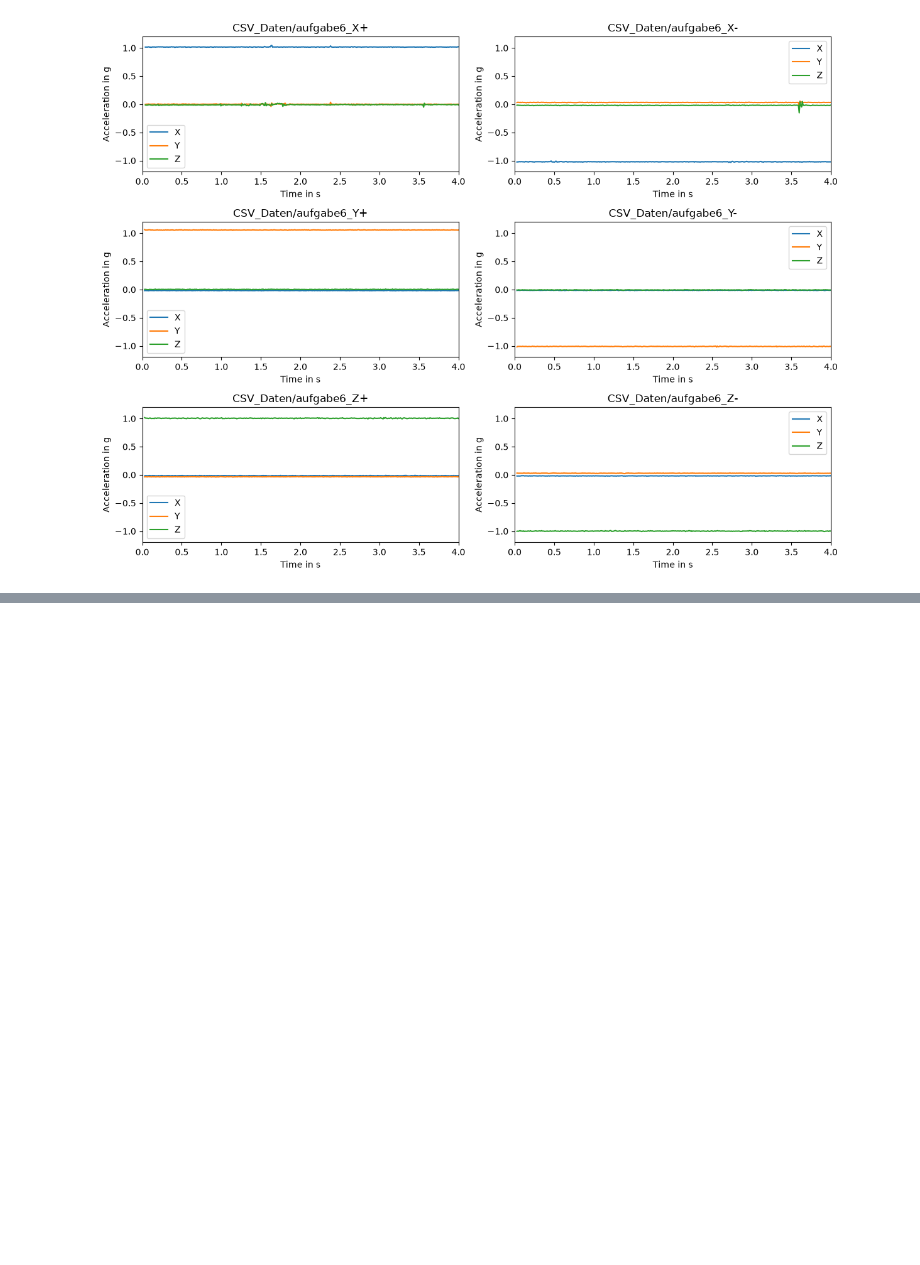
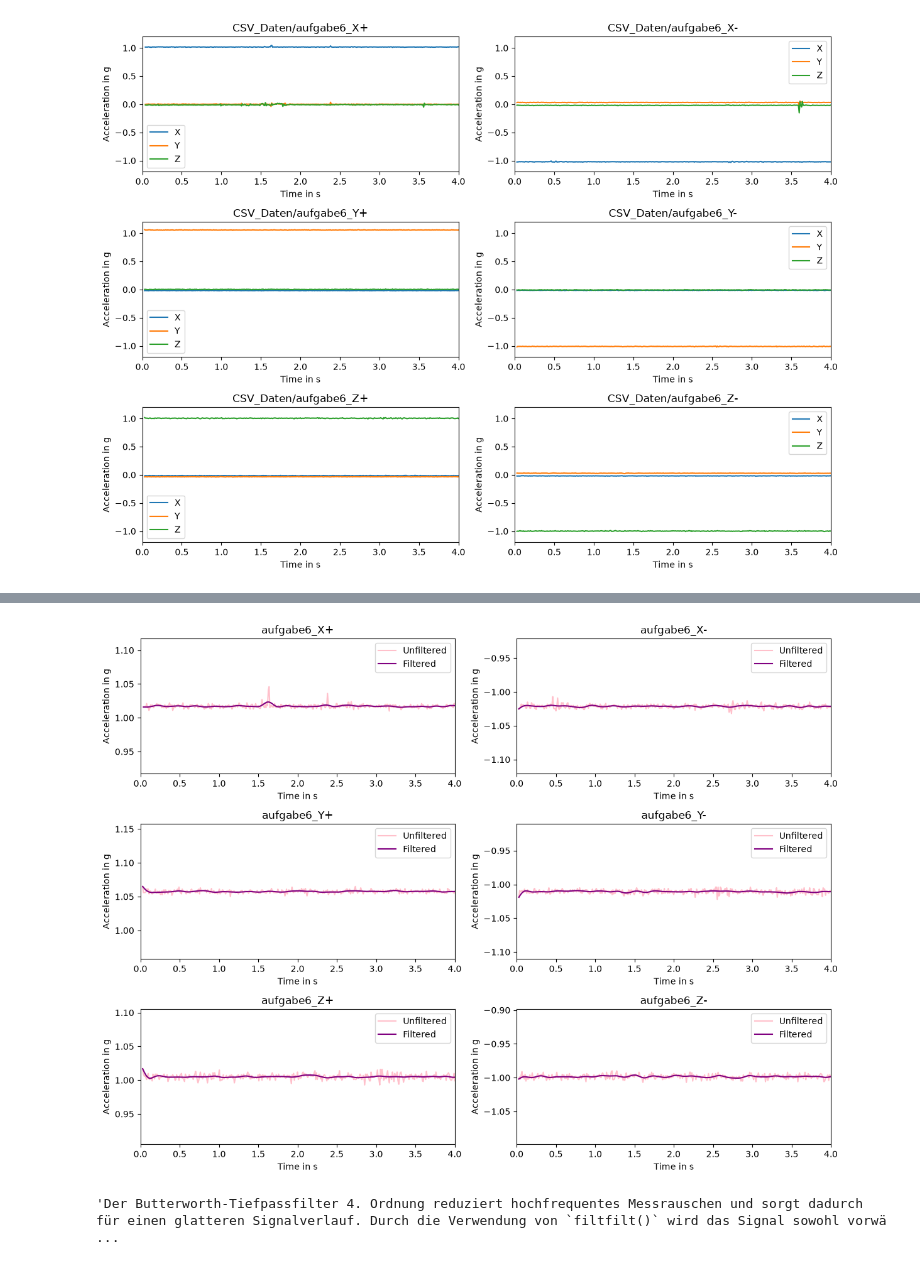
Before and after one commit to P-M16/Labor_Biosignalverarbeitung, a Jupyter notebook: Lab1_Visualisierung_Messdaten.ipynb, the cells around one changed output, grey strips where cells are left out. Cells and saved outputs as stored; diff of their text form; code cells hidden in the pictures; blank space fills up the shorter version.

Commit message:
Aufgabe 7,8

```diff
--- a/Lab1_Visualisierung_Messdaten.ipynb
+++ b/Lab1_Visualisierung_Messdaten.ipynb
@@ -131,12 +131,50 @@ def butter_bandpass(lowcut,fs,order):
 
     order = 4
 
-    b, a = sci.butter(order, [low], 'lowpass', analog=False)
+    b, a = sci.butter(order, low, 'lowpass', analog=False)
 
     return b, a
+
+def butter_bandpass_filter(signal, lowcut, fs, order):
+    #use filtfilt for a zero-phase filtering
+    b, a = butter_bandpass(lowcut,fs, order)
+    y = sci.filtfilt(b, a, signal, axis = 0)
+    return y
-# %%
-def butter_bandpass_filter(signal, lowcut, fs, order):
-    #use filtfilt for a zero-phase filtering
-    b, a = butter_bandpass(lowcut,fs, order)
-    y = sci.filtfilt(b, a, signal, axis = 0, order=order)
-    return y
+# %%
+'''AUFGABE_7'''
+
+fig, axes = plt.subplots(3, 2, figsize=(12, 9))
+
+# welche Achse zu welcher Datei gehört
+signals = ['X', 'X', 'Y', 'Y', 'Z', 'Z']
+
+for df, ax, name, sig in zip(dfs, axes.flat, files, signals):
+
+    # sampling frequency
+    fs = 1 / df['Time'].diff().mean()
+
+    # filter signal
+    filtered = butter_bandpass_filter(df[sig], 5, fs, 4)
+
+    # schöner Titel ohne Ordner und .csv
+    title = name.split('/')[-1].replace('.csv', '')
+
+    # plot
+    ax.plot(df['Time'], df[sig], label='Unfiltered', color='pink')
+    ax.plot(df['Time'], filtered, label='Filtered', color='purple')
+
+    ax.set_title(title)
+    ax.set_xlabel('Time in s')
+    ax.set_ylabel('Acceleration in g')
+    ax.set_xlim(0, 4)
+    #ax.set_ylim(-1.2, 1.2)
+    ax.set_ylim(df[sig].mean() - 0.1, df[sig].mean() + 0.1)        # alle Linien zentrieren (achtung y-achsen unterschiedlich)
+    ax.legend()
+
+plt.tight_layout()
+plt.show()
+
+'''Der Butterworth-Tiefpassfilter 4. Ordnung reduziert hochfrequentes Messrauschen und sorgt dadurch für einen glatteren Signalverlauf. Durch die Verwendung von `filtfilt()` wird das Signal sowohl vorwärts als auch rückwärts gefiltert, wodurch eine Phasenverschiebung vermieden wird und die Peaks zeitlich an ihrer ursprünglichen Position bleiben.'''
+# %% [output]
+[figure, added]
+'Der Butterworth-Tiefpassfilter 4. Ordnung reduziert hochfrequentes Messrauschen und sorgt dadurch für einen glatteren Signalverlauf. Durch die Verwendung von `filtfilt()` wird das Signal sowohl vorwä ...
```
Also changed, not shown: parts of 1 cell of this notebook.
